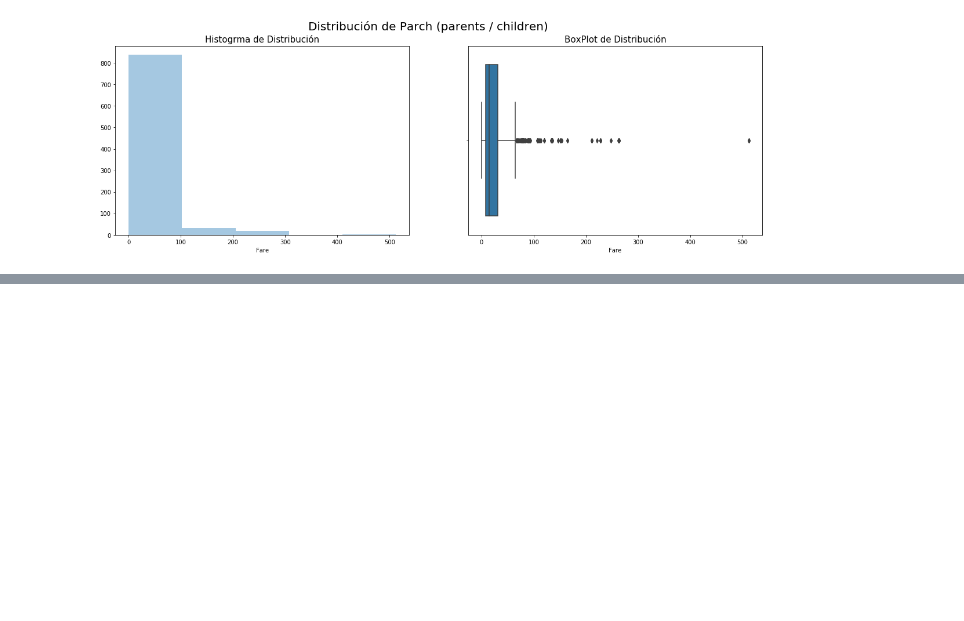
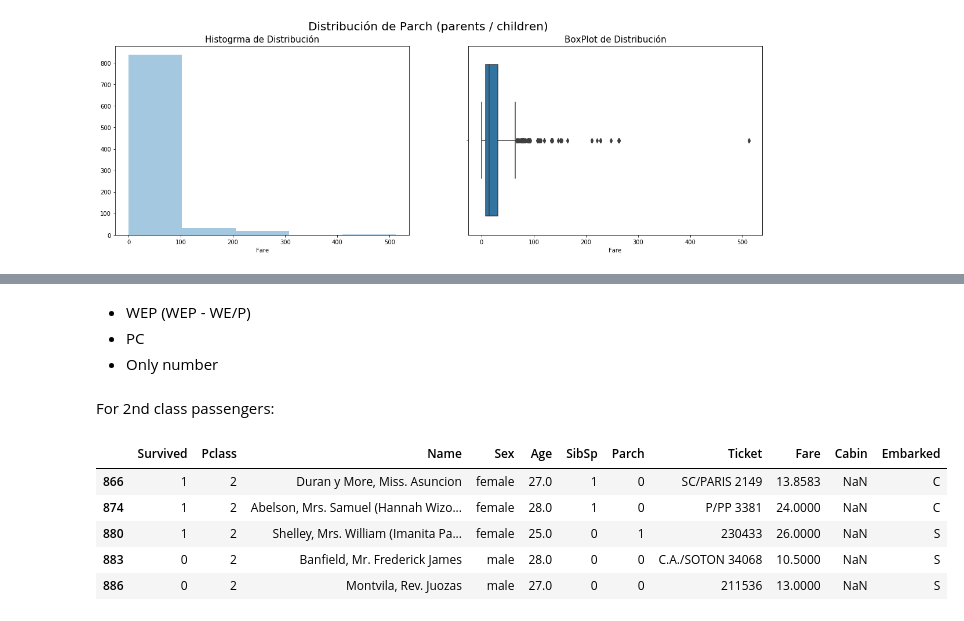
Before and after one commit to Jorge2alvarez/project-kaggle-titanic, a Jupyter notebook: titanic/Titanic-Project-v1.ipynb, the cells around one changed output, grey strips where cells are left out. Drawn from its saved outputs; the diff is of its cells as text; code cells hidden in the pictures; blank space fills up the shorter version.

```diff
--- a/titanic/Titanic-Project-v1.ipynb
+++ b/titanic/Titanic-Project-v1.ipynb
@@ -555,0 +724,15 @@ plt.show()
+# %% [markdown]
+* WEP (WEP - WE/P)
+* PC
+* Only number
+# %% [markdown]
+For 2nd class passengers:
+# %%
+df22[df22.Pclass == 2].tail()
+# %% [output]
+|  | Survived | Pclass | Name | Sex | Age | SibSp | Parch | Ticket | Fare | Cabin | Embarked |
+| 866 | 1 | 2 | Duran y More, Miss. Asuncion | female | 27.0 | 1 | 0 | SC/PARIS 2149 | 13.8583 | NaN | C |
+| 874 | 1 | 2 | Abelson, Mrs. Samuel (Hannah Wizo... | female | 28.0 | 1 | 0 | P/PP 3381 | 24.0000 | NaN | C |
+| 880 | 1 | 2 | Shelley, Mrs. William (Imanita Pa... | female | 25.0 | 0 | 1 | 230433 | 26.0000 | NaN | S |
+| 883 | 0 | 2 | Banfield, Mr. Frederick James | male | 28.0 | 0 | 0 | C.A./SOTON 34068 | 10.5000 | NaN | S |
+| 886 | 0 | 2 | Montvila, Rev. Juozas | male | 27.0 | 0 | 0 | 211536 | 13.0000 | NaN | S |
```
Also changed, not shown: parts of 49 cells of this notebook.
